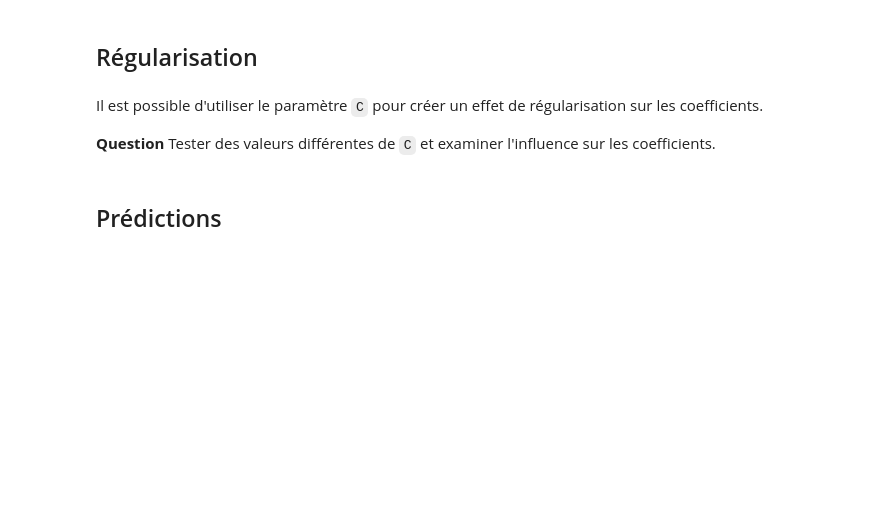
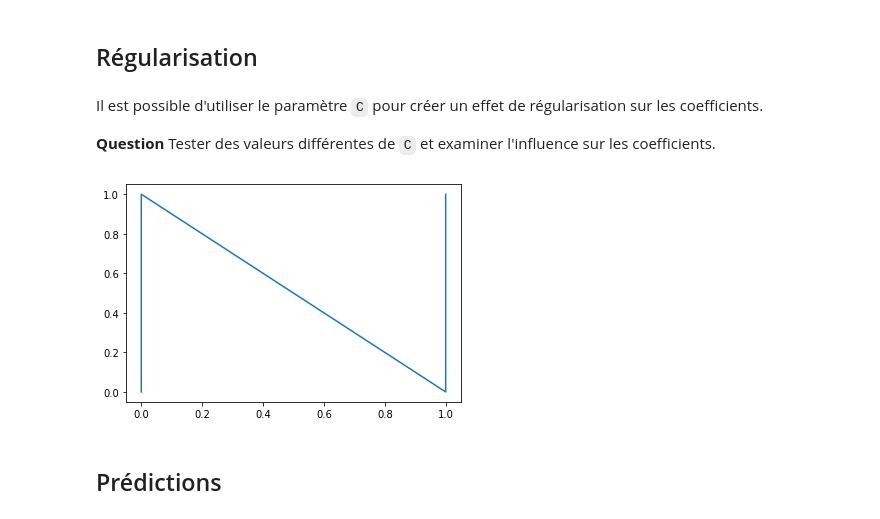
Before and after one commit to Ghalia671/MODULE1, a Jupyter notebook: Ghalia_3_1_exercice_régression_logistique.ipynb, the cells around one changed output. Saved outputs shown, nothing was run; the diff lists cells and outputs as text; code cells hidden in the pictures; blank space fills up the shorter version.

```diff
--- a/Ghalia_3_1_exercice_régression_logistique.ipynb
+++ b/Ghalia_3_1_exercice_régression_logistique.ipynb
@@ -64,6 +96,13 @@ array([-5.26936572])
 Il est possible d'utiliser le paramètre `C` pour créer un effet de régularisation sur les coefficients.
 
 **Question** Tester des valeurs différentes de `C` et examiner l'influence sur les coefficients.
+# %%
+clf.C = 100
+predC = clf.predict(X)
+plt.plot(predC,y)
+plt.show()
+# %% [output]
+[figure, added]
 # %% [markdown]
 ## Prédictions
 # %% [markdown]
```
Also changed, not shown: parts of 11 cells of this notebook.
